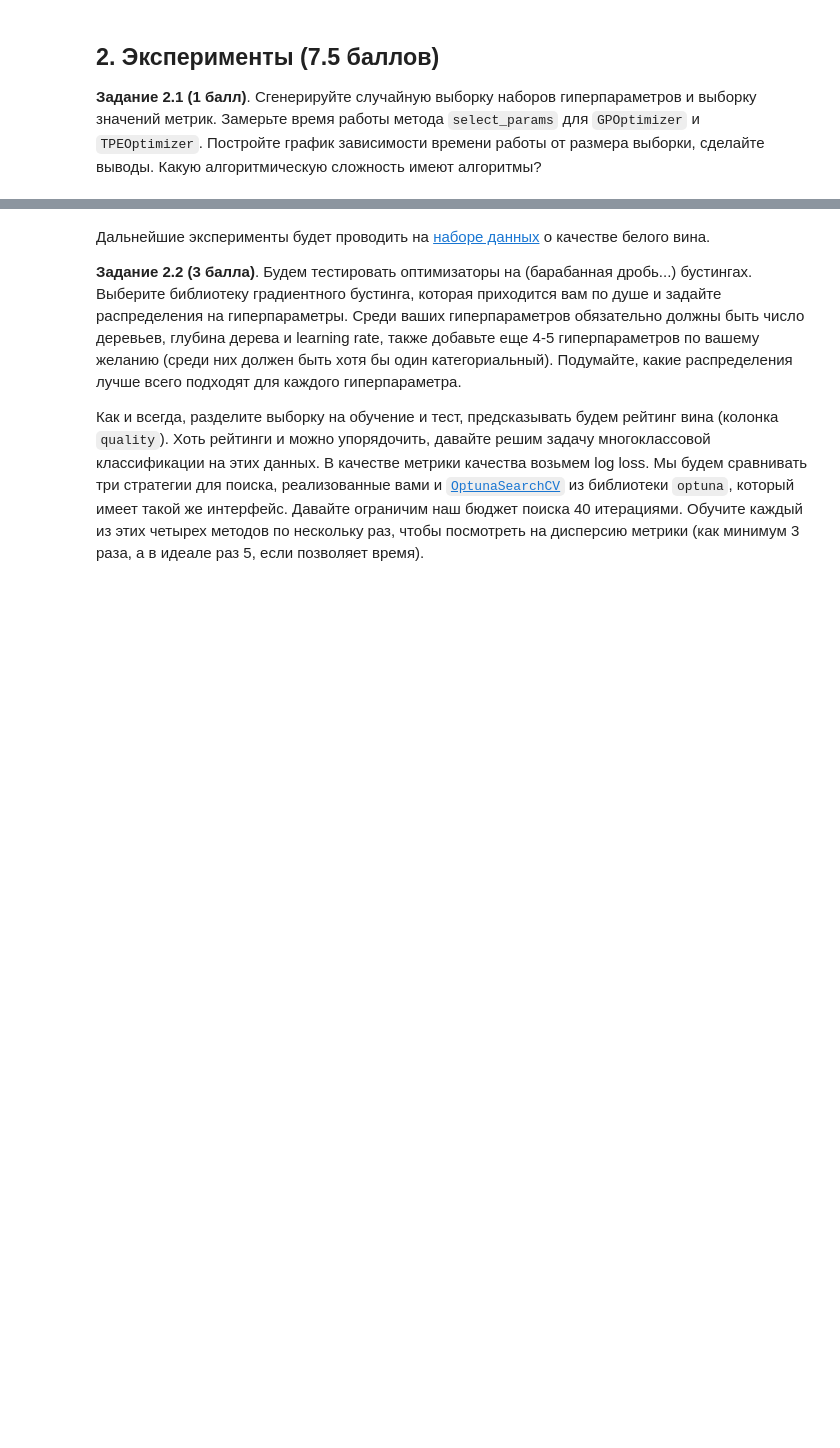
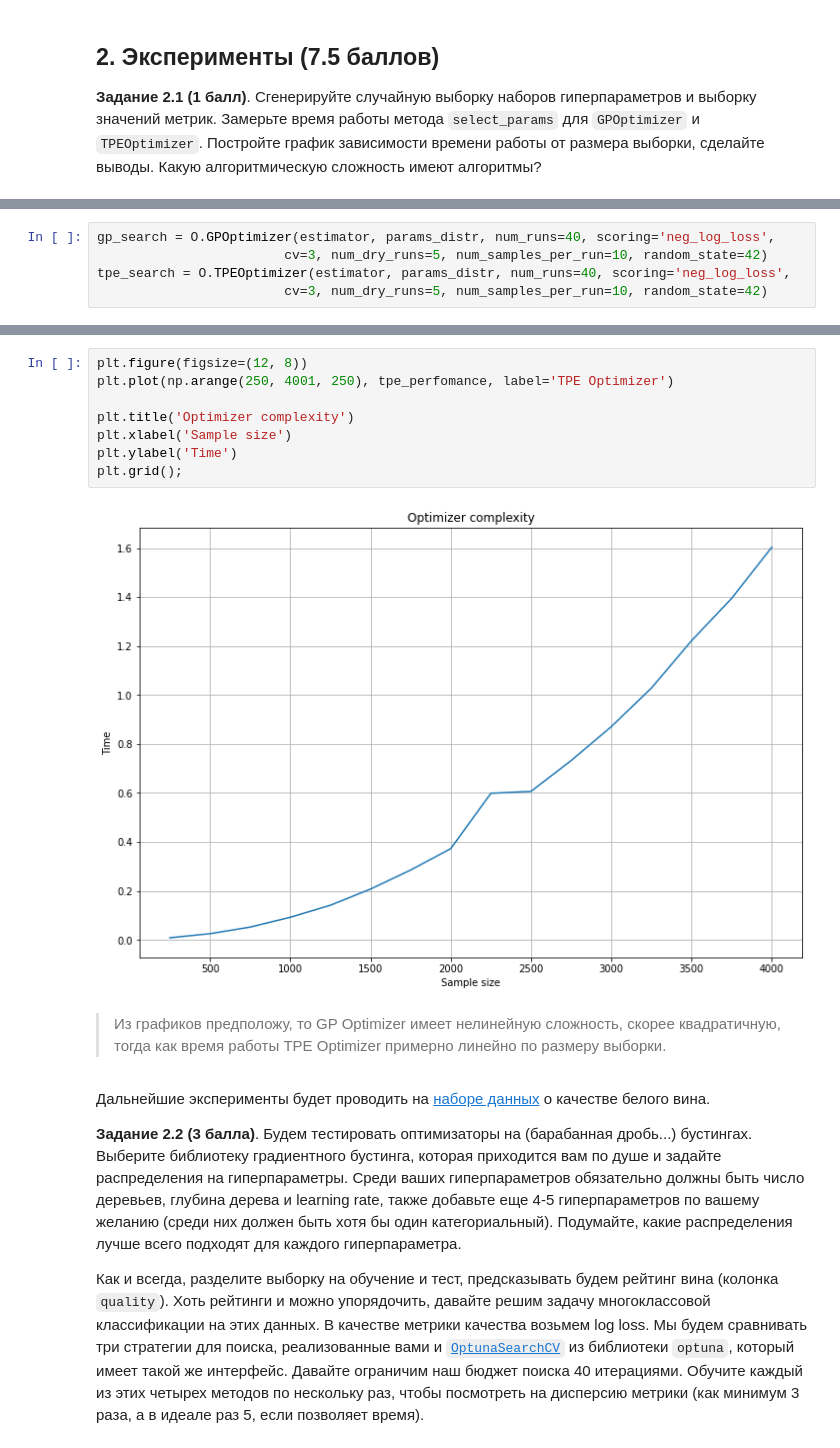
Before and after one commit to Zhan21/ml-course-hse, a Jupyter notebook: 2021-spring/homeworks-practice/homework-practice-14-hyperopt/homework-practice-14-hyperopt-Zhumataev.ipynb, the cells around one changed output, grey strips where cells are left out. Cells and saved outputs as stored; diff of their text form; blank space fills up the shorter version.

```diff
--- a/2021-spring/homeworks-practice/homework-practice-14-hyperopt/homework-practice-14-hyperopt-Zhumataev.ipynb
+++ b/2021-spring/homeworks-practice/homework-practice-14-hyperopt/homework-practice-14-hyperopt-Zhumataev.ipynb
@@ -305,0 +319,5 @@ import optimizers as O
+# %%
+gp_search = O.GPOptimizer(estimator, params_distr, num_runs=40, scoring='neg_log_loss',
+                        cv=3, num_dry_runs=5, num_samples_per_run=10, random_state=42)
+tpe_search = O.TPEOptimizer(estimator, params_distr, num_runs=40, scoring='neg_log_loss',
+                        cv=3, num_dry_runs=5, num_samples_per_run=10, random_state=42)
@@ -306,3 +370,15 @@ import optimizers as O
+# %%
+plt.figure(figsize=(12, 8))
+plt.plot(np.arange(250, 4001, 250), tpe_perfomance, label='TPE Optimizer')
+
+plt.title('Optimizer complexity')
+plt.xlabel('Sample size')
+plt.ylabel('Time')
+plt.grid();
+# %% [output]
+[figure, added]
+# %% [markdown]
+> Из графиков предположу, то GP Optimizer имеет нелинейную сложность, скорее квадратичную, тогда как время работы TPE Optimizer примерно линейно по размеру выборки.
 # %% [markdown]
 Дальнейшие эксперименты будет проводить на [наборе данных](https://www.kaggle.com/datasets/piyushagni5/white-wine-quality) о качестве белого вина.
 
```
Also changed, not shown: parts of 92 cells of this notebook, 1 other file.
